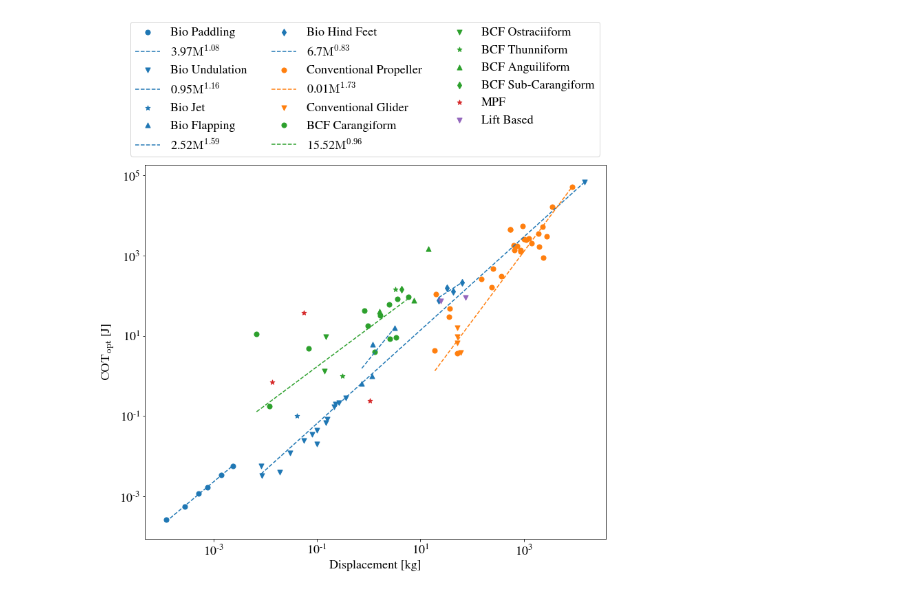
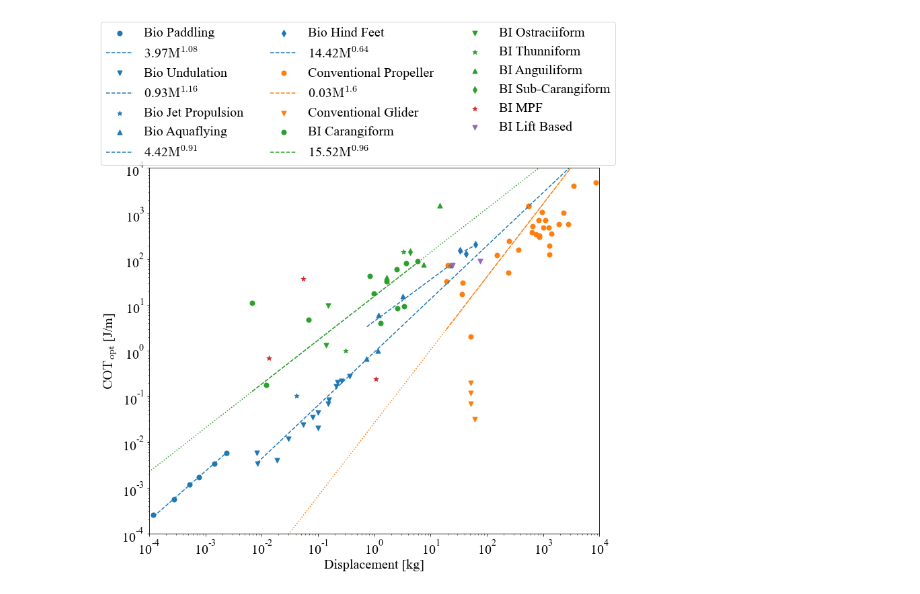
Before and after one commit to michaelcoe/Cost-of-Transport-Estimation, a Jupyter notebook: database_COT_plots.ipynb, the cells around one changed output. Cells and saved outputs as stored; diff of their text form; code cells hidden in the pictures.

```diff
--- a/database_COT_plots.ipynb
+++ b/database_COT_plots.ipynb
@@ -10,11 +10,12 @@ from lmfit import Parameters, minimize, fit_report
 from mpl_toolkits.axes_grid1.inset_locator import zoomed_inset_axes
 from mpl_toolkits.axes_grid1.inset_locator import mark_inset
 from mpl_toolkits.axes_grid1.inset_locator import InsetPosition
+from lmfit.models import PowerLawModel
 
 # Global plot parameters
-plt.rcParams.update({'font.size':18})
+plt.rcParams.update({'font.size':20, 'lines.markersize':9})
 plt.rcParams.update({'mathtext.fontset':'cm'})
-plt.rcParams.update({'font.family':'STIXGeneral'})
+plt.rcParams.update({'font.family':'Times New Roman'})
 # %%
 def power_fit_lmfit(params, x, y):
         a = params['a']
@@ -244,81 +227,74 @@ fit_method = 'least_squares'
 
 markers = ['o', 'v', '*', '^', 'd']
 
+model = PowerLawModel(prefix='p_')
+dx = np.linspace(1e-4, 1e4, 50)
 
 for i, mode in enumerate(bio_modes):
         col = 'C0'
-        # perform fits for data
-        # Defining the various parameters
-        params = Parameters()
-        # Slope is bounded between min value of 1.0 and max value of 3.0
-        params.add('a', min=0.001, max=10.0)
-        # Intercept is made fixed at 0.0 value
-        params.add('b', min=0.001, max=2.0)
-        if mode == 'Jet':
-                ax3.scatter(bio_dfs[i]['Weight [kg]'], bio_dfs[i]['COTopt [J]'], marker=markers[i], color=col, s=marker_size, label='Bio ' + mode)
+        data = bio_dfs[i].sort_values(by=['Weight [kg]'])
 
+        if mode == 'Jet Propulsion':
+                ax3.scatter(data['Weight [kg]'], data['COTopt [J]'], marker=markers[i], color=col, s=marker_size, label='Bio ' + mode)
         else:
-                bio_fit = minimize(power_fit_lmfit, params, args=(bio_dfs[i]['Weight [kg]'], bio_dfs[i]['COTopt [J]'],), method=fit_method)
 
-                ax3.scatter(bio_dfs[i]['Weight [kg]'], bio_dfs[i]['COTopt [J]'], marker=markers[i], color=col, s=marker_size, label='Bio ' + mode)
+                pars = model.guess(data['COTopt [J]'].values, x=data['Weight [kg]'].values)
+                pars['p_amplitude'].set(value=6, min=0.001, max=500.0)
+                pars['p_exponent'].set(value=0.5, min=0.001, max=2.0)
 
-                ax3.plot(bio_dfs[i]['Weight [kg]'], bio_fit.params['a'].value*bio_dfs[i]['Weight [kg]'].values**bio_fit.params['b'].value, col + '--',
-                label=str(np.round(bio_fit.params['a'].value, 2)) + '$\mathrm{M^{' + str(np.round(bio_fit.params['b'].value,2)) + '}}$')
+                fit = model.fit(data['COTopt [J]'].values, pars, x=data['Weight [kg]'].values)
+
+                ax3.scatter(data['Weight [kg]'], data['COTopt [J]'], marker=markers[i], color=col, s=marker_size, label='Bio ' + mode)
+
+                ax3.plot(data['Weight [kg]'], fit.params['p_amplitude'].value*data['Weight [kg]'].values**fit.params['p_exponent'].value, col + '--',
+                        label=str(np.round(fit.params['p_amplitude'].value, 2)) + '$\mathrm{M^{' + str(np.round(fit.params['p_exponent'].value,2)) + '}}$')
 
 for i, mode in enumerate(conv_modes):
         col = 'C1'
         # perform fits for data
-        # Defining the various parameters
-        params = Parameters()
-        # Slope is bounded between min value of 1.0 and max value of 3.0
-        params.add('a', min=0.001, max=10.0)
-        # Intercept is made fixed at 0.0 value
-        params.add('b', min=0.001, max=2.0)
+        data = conv_dfs[i].sort_values(by=['Weight [kg]'])
         if mode == 'Propeller':
-                conv_fit = minimize(power_fit_lmfit, params, args=(conv_dfs[i]['Weight [kg]'], conv_dfs[i]['COTopt [J]'],), method=fit_method)
+                pars = model.guess(data['COTopt [J]'].values, x=data['Weight [kg]'].values)
+                pars['p_amplitude'].set(value=6, min=0.001, max=500.0)
+                pars['p_exponent'].set(value=0.5, min=0.001, max=2.0)
 
-                ax3.scatter(conv_dfs[i]['Weight [kg]'], conv_dfs[i]['COTopt [J]'], marker=markers[i], color=col, s=marker_size, label='Conventional ' + mode)
-                ax3.plot(conv_dfs[i]['Weight [kg]'], conv_fit.params['a'].value*conv_dfs[i]['Weight [kg]'].values**conv_fit.params['b'].value, col + '--',
-                label=str(np.round(conv_fit.params['a'].value, 2)) + '$\mathrm{M^{' + str(np.round(conv_fit.params['b'].value,2)) + '}}$')
+                fit = model.fit(data['COTopt [J]'].values, pars, x=data['Weight [kg]'].values)
+
+                ax3.scatter(data['Weight [kg]'], data['COTopt [J/m]'], marker=markers[i], color=col, s=marker_size, label='Conventional ' + mode)
+                ax3.plot(data['Weight [kg]'], fit.params['p_amplitude'].value*data['Weight [kg]'].values**fit.params['p_exponent'].value, col + '--',
+                        label=str(np.round(fit.params['p_amplitude'].value, 2)) + '$\mathrm{M^{' + str(np.round(fit.params['p_exponent'].value,2)) + '}}$')
+                ax3.plot(dx, fit.params['p_amplitude'].value*dx**fit.params['p_exponent'].value, col + ':')
         else:
-                ax3.scatter(conv_dfs[i]['Weight [kg]'], conv_dfs[i]['COTopt [J]'], marker=markers[i], color=col, s=marker_size, label='Conventional ' + mode)
+                ax3.scatter(data['Weight [kg]'], data['COTopt [J/kgm]'], marker=markers[i], color=col, s=marker_size, label='Conventional ' + mode)
 
 for i, mode in enumerate(bcf_modes):
         col = 'C2'
         # perform fits for data
-        # Defining the various parameters
-        params = Parameters()
-        # Slope is bounded between min value of 1.0 and max value of 3.0
-        params.add('a', min=0.001, max=100.0)
-        # Intercept is made fixed at 0.0 value
-        params.add('b', min=0.001, max=2.0)
+        data = bcf_dfs[i].sort_values(by=['Weight [kg]'])
         if mode == 'Carangiform':
-                bcf_fit = minimize(power_fit_lmfit, params, args=(bcf_dfs[i]['Weight [kg]'], bcf_dfs[i]['COTopt [J]'],), method=fit_method)
+                pars = model.guess(data['COTopt [J]'].values, x=data['Weight [kg]'].values)
+                pars['p_amplitude'].set(value=6, min=0.001, max=500.0)
+                pars['p_exponent'].set(value=0.5, min=0.001, max=2.0)
+                fit = model.fit(data['COTopt [J]'], pars, x=data['Weight [kg]'])
 
-                ax3.scatter(bcf_dfs[i]['Weight [kg]'], bcf_dfs[i]['COTopt [J]'], marker=markers[i], color='C2', s=marker_size, label='BCF ' + mode)
-                ax3.plot(bcf_dfs[i]['Weight [kg]'], bcf_fit.params['a'].value*bcf_dfs[i]['Weight [kg]'].values**bcf_fit.params['b'].value, 'C2--',
-                        label=str(np.round(bcf_fit.params['a'].value, 2)) + '$\mathrm{M^{' + str(np.round(bcf_fit.params['b'].value,2)) + '}}$')
+                ax3.scatter(data['Weight [kg]'], data['COTopt [J]'], marker=markers[i], color='C2', s=marker_size, label='BI ' + mode)
+                ax3.plot(data['Weight [kg]'], fit.params['p_amplitude'].value*data['Weight [kg]'].values**fit.params['p_exponent'].value, col + '--',
+                        label=str(np.round(fit.params['p_amplitude'].value, 2)) + '$\mathrm{M^{' + str(np.round(fit.params['p_exponent'].value,2)) + '}}$')
+                ax3.plot(dx, fit.params['p_amplitude'].value*dx**fit.params['p_exponent'].value, col + ':')
         else:
-                ax3.scatter(bcf_dfs[i]['Weight [kg]'], bcf_dfs[i]['COTopt [J]'], marker=markers[i], color='C2', s=marker_size, label='BCF ' + mode)
+                ax3.scatter(data['Weight [kg]'], data['COTopt [J]'], marker=markers[i], color='C2', s=marker_size, label='BI ' + mode)
 
-ax3.scatter(mpf_cot['Weight [kg]'], mpf_cot['COTopt [J]'], marker='*', color='C3', s=marker_size, label='MPF')
-ax3.scatter(lift_cot['Weight [kg]'], lift_cot['COTopt [J]'], marker='v', color='C4', s=marker_size, label='Lift Based')
+ax3.scatter(mpf_cot['Weight [kg]'], mpf_cot['COTopt [J]'], marker='*', color='C3', s=marker_size, label='BI MPF')
+ax3.scatter(lift_cot['Weight [kg]'], lift_cot['COTopt [J]'], marker='v', color='C4', s=marker_size, label='BI Lift Based')
 
-ax3.set_xticks(np.arange(1e-5, 1e5, 10))
 ax3.set_xlabel('Displacement [kg]')
-ax3.set_ylabel('$\mathrm{COT_{opt}}$ [J]')
-ax3.legend(ncol=3, bbox_to_anchor=(1.0, 1.4))
+ax3.set_ylabel('$\mathrm{COT_{opt}}$ [J/m]')
+ax3.legend(ncol=3, loc=4, bbox_to_anchor=(1.05, 0.99))
 
-# ax2 = plt.axes([0,0,1,1])
-# ip = InsetPosition(ax1, [0.45,0.2,0.5,0.5])
-# ax2.set_axes_locator(ip)
-# mark_inset(ax1, ax2, loc1=2, loc2=4, fc="none", ec='0.5')
-
-# ax2.scatter(bcf_cot['Weight [kg]'], bcf_cot['COTopt [J/m]'], color='C1', label='BCF')
-# ax2.scatter(mpf_cot['Weight [kg]'], mpf_cot['COTopt [J/m]'], color='C2', label='MPF')
+ax3.set_xlim([1e-4, 1e4])
+ax3.set_ylim([1e-4, 1e4])
 ax3.set_yscale('log')
 ax3.set_xscale('log')
-# ax2.set_yscale('log')
-# ax2.set_xscale('log')
+fig3.savefig('cot_j.pdf', facecolor='w', dpi=300)
 # %% [output]
-[figure, old version]
+[figure, new version]
```
Also changed, not shown: parts of 3 cells of this notebook, 5 other files.
